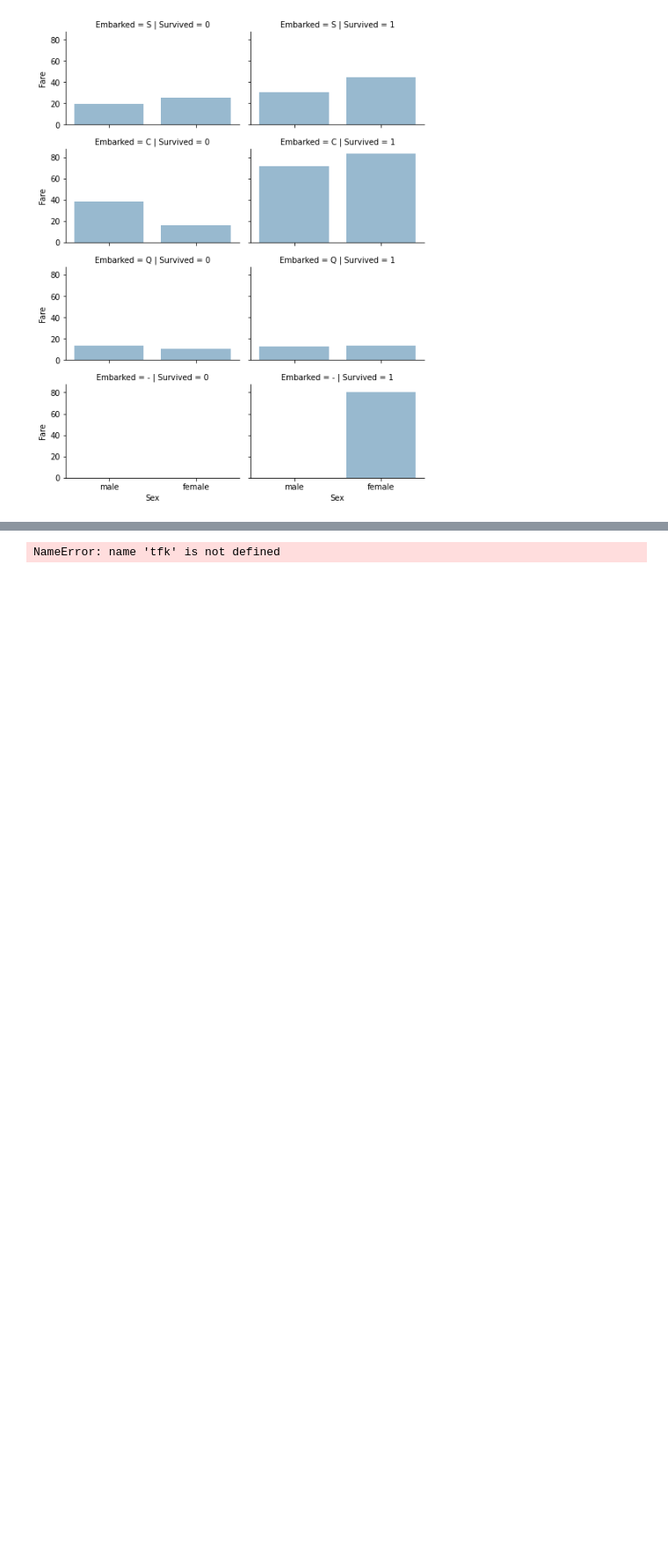
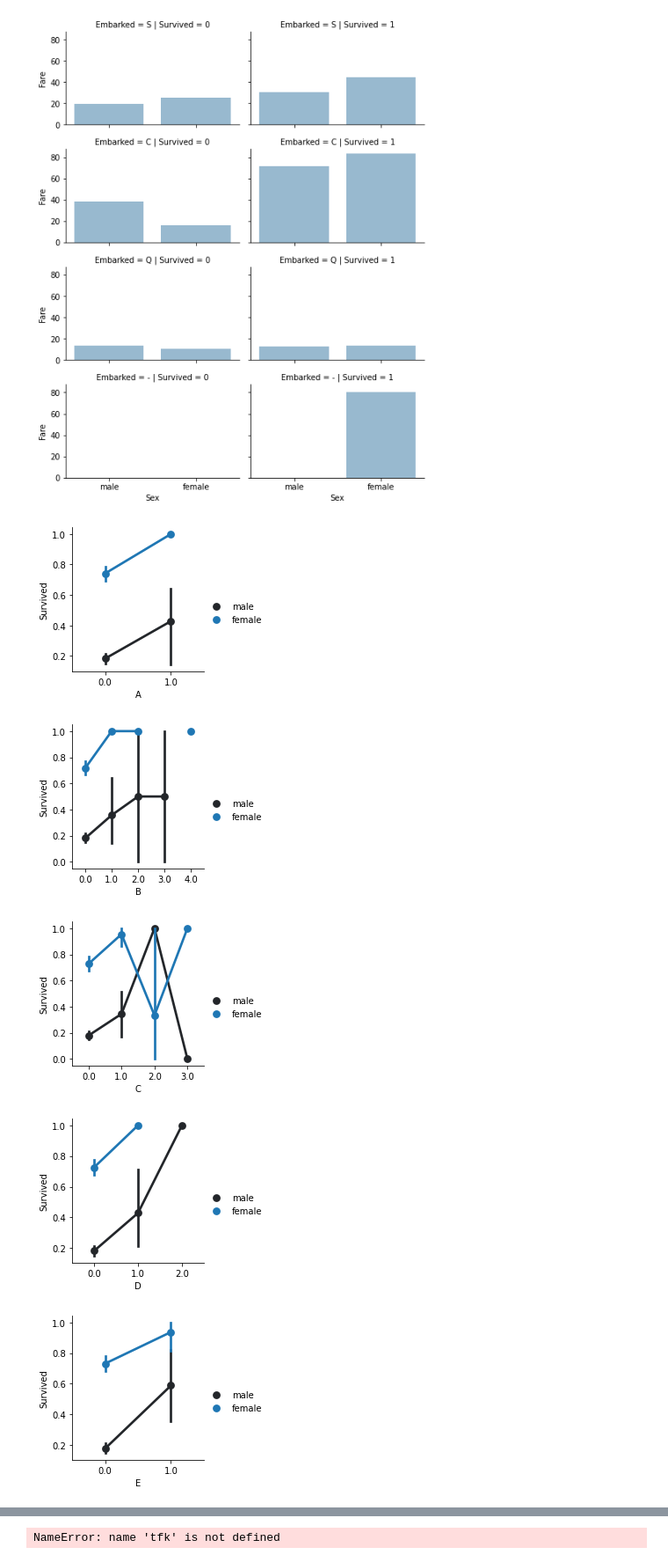
Before and after one commit to kys-sheng/titanic, a Jupyter notebook: titanic.ipynb, the cells around one changed output, grey strips where cells are left out. Shown at 88% size. Cells and saved outputs as stored; diff of their text form; code cells hidden in the pictures; blank space fills up the shorter version.

```diff
--- a/titanic.ipynb
+++ b/titanic.ipynb
@@ -114,17 +127,27 @@ for dataset in combine:
     Cabingroup = ["A", "B", "C", "D", "E", "F", "G", "T"]
     for i in Cabingroup:
         dataset[i] =     dataset["CabinGroup"].str.count(i)
-        dataset[i] =     dataset[i].fillna(value=-1)
+        dataset[i] =     dataset[i].fillna(value=0)
         #print(dataset[[i, "Survived"]].groupby([i], as_index=False).mean().sort_values(by='Survived', ascending=False))
 
     dataset["NumOfCabin"] = dataset["CabinGroup"].str.split(" ").str.len()
     dataset["NumOfCabin"] = dataset["NumOfCabin"].fillna(value=0)
 
+    #dataset.loc[dataset['Ticket'].str.split(" ").str.len() == 1, 'TicketNum'] = dataset["Ticket"].str.replace('[a-zA-Z]', '')
+    #dataset.loc[dataset['Ticket'].str.split(" ").str.len() > 1, 'TicketNum']
+    dataset['TicketNum']= dataset["Ticket"].str.split(" ").str[-1]
+
+    print(dataset[dataset['TicketNum'].isna()].Ticket)
+    dataset ['TicketNum'] = pd.to_numeric(dataset['TicketNum'], errors='coerce')
+    dataset ['TicketNum'] = dataset['TicketNum'].replace(np.nan, -1, regex=True)
+
     #Name
-    dataset.loc[dataset['Name'].str.split(",").str.len() == 2, 'First Name'] = dataset['Name'].str.split(",").str[0]
-    dataset.loc[dataset['Name'].str.split(",").str.len() == 2, 'Last Name'] = dataset['Name'].str.split(",").str[-1].str.split(".").str[-1]
-    dataset.loc[dataset['Name'].str.split(",").str.len() == 2, '#'] = dataset['Name'].str.split(",").str[-1].str.split(".").str[0]
-    dataset["#"] = dataset["#"].replace(" Ms", " Miss")
+    #dataset.loc[dataset['Name'].str.split(",").str.len() == 2, 'First Name'] = dataset['Name'].str.split(",").str[0]
+    dataset["First Name"] = dataset['Name'].str.split(",").str[0]
+    dataset["Last Name"] = dataset['Name'].str.split(",").str[-1].str.split(".").str[-1].str.split(" ").str[-1]
+    #dataset.loc[dataset['Name'].str.split(",").str.len() == 2, 'Last Name'] = dataset['Name'].str.split(",").str[-1].str.split(".").str[-1]
+    dataset.loc[dataset['Name'].str.split(",").str.len() == 2, 'Title'] = dataset['Name'].str.split(",").str[-1].str.split(".").str[0]
+    dataset["Title"] = dataset["Title"].replace(" Ms", " Miss")
 # %% [output]
 [nan 'C' 'E' 'G' 'D' 'A' 'C C C' 'B' 'F' 'F G' 'D D' 'B B' 'F E' 'C C'
  'B B B B' 'T' 'B B B']
@@ -171,3 +283,27 @@ grid.add_legend()
 # %% [output]
 <seaborn.axisgrid.FacetGrid at 0x...>
 [figure]
+# %%
+#g = sns.FacetGrid(train_dataset, col="Sex")
+#g.map(sns.pointplot, 'A',"Survived", "Alone" )
+#g.add_legend()
+#plt.show()
+#g = sns.FacetGrid(train_dataset, col="Sex")
+#g.map(sns.pointplot, 'B',"Survived", "Alone" )
+#g.add_legend()
+#plt.show()
+#g = sns.FacetGrid(train_dataset, col="Sex")
+#g.map(sns.pointplot, 'C',"Survived", "Alone" )
+#g.add_legend()
+#plt.show()
+for i in Cabingroup:
+    g = sns.FacetGrid(train_dataset)
+    g.map(sns.pointplot, i,"Survived", "Sex" )
+    g.add_legend()
+    plt.show()
+# %% [output]
+[figure, added]
+[figure, added]
+[figure, added]
+[figure, added]
+[figure, added]
```
Also changed, not shown: parts of 9 cells of this notebook.
